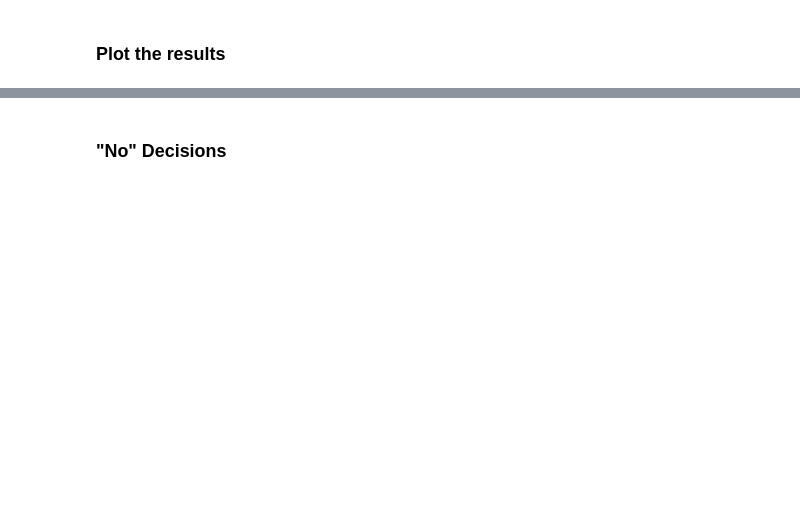
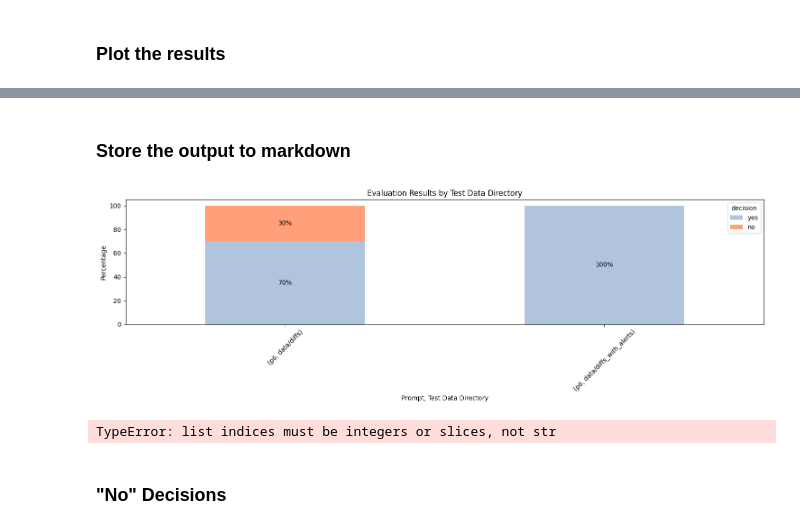
Before and after one commit to leftrightleft/smart-scan-experiments, a Jupyter notebook: analysis.ipynb, the cells around one changed output, grey strips where cells are left out. Cells and saved outputs as stored; diff of their text form; code cells hidden in the pictures; blank space fills up the shorter version.

```diff
--- a/analysis.ipynb
+++ b/analysis.ipynb
@@ -450,3 +533,57 @@ plt.show()
+# %% [markdown]
+### Store the output to markdown
+# %%
+# # Write the dataframe to a csv file
+now = datetime.datetime.now()
+
+# # Format the date and time as a string
+filename = now.strftime("%Y-%m-%d_%H-%M-%S")
+
+# Create a new directory
+directory = f"data/output/{filename}"
+os.makedirs(directory, exist_ok=True)
+# Calculate the percentages per model, per prompt
+counts = df.groupby(['prompt', 'directory', 'decision']).size().unstack()
+counts = counts[['yes', 'no']]
+percentages = counts.div(counts.sum(axis=1), axis=0) * 100
+color_map = {'yes': 'lightsteelblue', 'no': 'lightsalmon'}
+
+fig, ax = plt.subplots(figsize=(15, 5))  # Create a figure and one subplot
+
+# Plot the percentages per model, per prompt on the subplot
+ax = percentages.plot(kind='bar', stacked=True, color=[color_map[col] for col in percentages.columns], ax=ax)
+ax.set_xlabel('Prompt, Test Data Directory')
+ax.set_ylabel('Percentage')
+ax.set_title('Evaluation Results by Test Data Directory')
+plt.xticks(rotation=45)
+for p in ax.patches:
+    width, height = p.get_width(), p.get_height()
+    x, y = p.get_xy()
+    if height > 0:
+        ax.annotate(f'{height:.0f}%', (x + width/2, y + height/2), ha='center', va='center')
+
+plt.tight_layout()  # Adjust the layout so the plot doesn't overlap
+plt.savefig(f"data/output/{filename}/plot.png")
+plt.show()
+
+pd.set_option('display.max_colwidth', None)
+df_no = df[df['decision'] == 'no']
+
+
+
+
+# # Write the DataFrame to the same file in append mode
+df.to_csv(f"data/output/{filename}/export.csv",index=False)
+
+with open(f"{directory}/report.md", 'w') as f:
+    f.write(f"# Prompt\n\n{single_prompt['prompt']}\n")
+    f.write(f"\n![Plot](plot.png)\n")
+    f.write(f"\n[Link to CSV file](export.csv)\n")
+    f.write(f"\n## No Decisions\n\n")
+    f.write(f"{df_no[['directory', 'file', 'model', 'prompt', 'decision', 'reason']].to_markdown()}")
+# %% [output]
+[figure, added]
+TypeError: list indices must be integers or slices, not str
 # %% [markdown]
 ### "No" Decisions
 # %%
```
Also changed, not shown: parts of 8 cells of this notebook, 2 other files.
